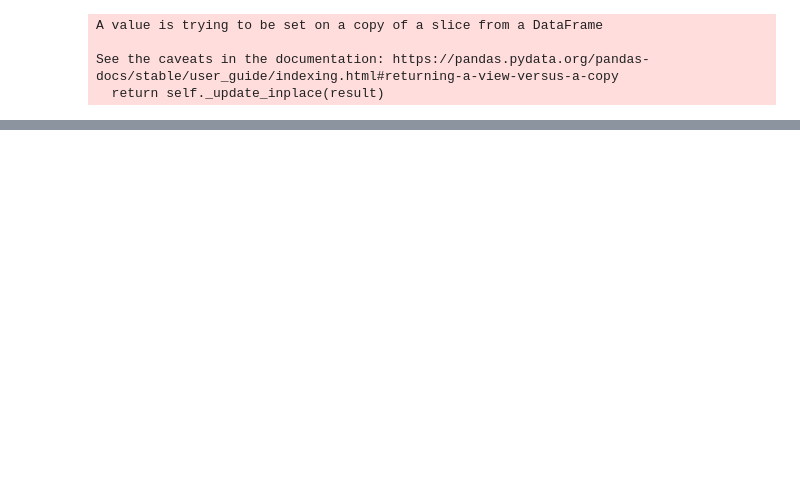
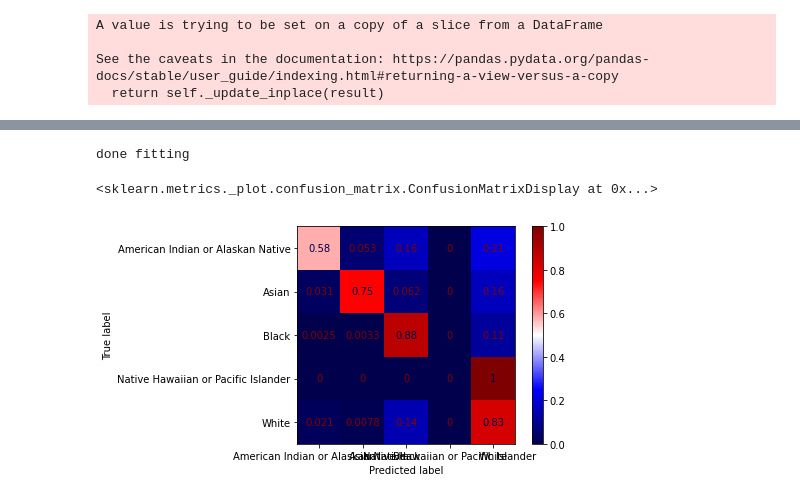
Before and after one commit to lougau92/MA1-Development-of-XAI-based-framework-to-Understand-Predict-and-Link-Homicides, a Jupyter notebook: svm_single_feature.ipynb, the cells around one changed output, grey strips where cells are left out. Saved outputs shown, nothing was run; the diff lists cells and outputs as text; code cells hidden in the pictures; blank space fills up the shorter version.

Commit message:
ran the GA again, this time on OffRace too

```diff
--- a/svm_single_feature.ipynb
+++ b/svm_single_feature.ipynb
@@ -146,0 +160,2 @@ print(len(y_test[(y_test["OffRace"]=="Black") | (y_test["OffRace"]=="White") ])/
+# %%
+best_found_weights = genetic_weight_search(30,20,svm.LinearSVC,["Asian","Black","White","American Indian or Alaskan Native"],x_train,y_train["OffRace"],x_val,y_val["OffRace"])
@@ -146,0 +180,9 @@ print(len(y_test[(y_test["OffRace"]=="Black") | (y_test["OffRace"]=="White") ])/
+# %%
+clf = svm.LinearSVC(class_weight=best_found_weights,dual=False)
+clf.fit(x_train, y_train["OffRace"])
+print("done fitting")
+ConfusionMatrixDisplay.from_estimator(clf, x_test, y_test["OffRace"],normalize='true',cmap="seismic")
+# %% [output]
+done fitting
+<sklearn.metrics._plot.confusion_matrix.ConfusionMatrixDisplay at 0x...>
+[figure, added]
```
Also changed, not shown: parts of 9 cells of this notebook.
